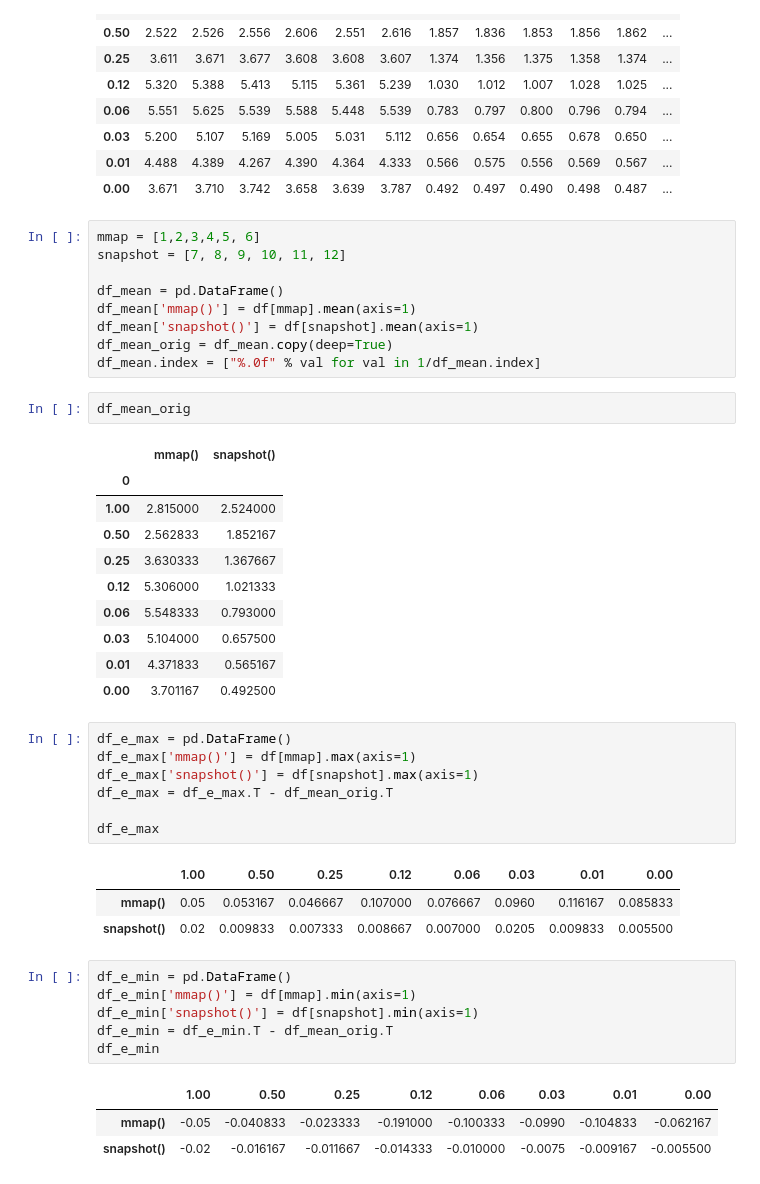
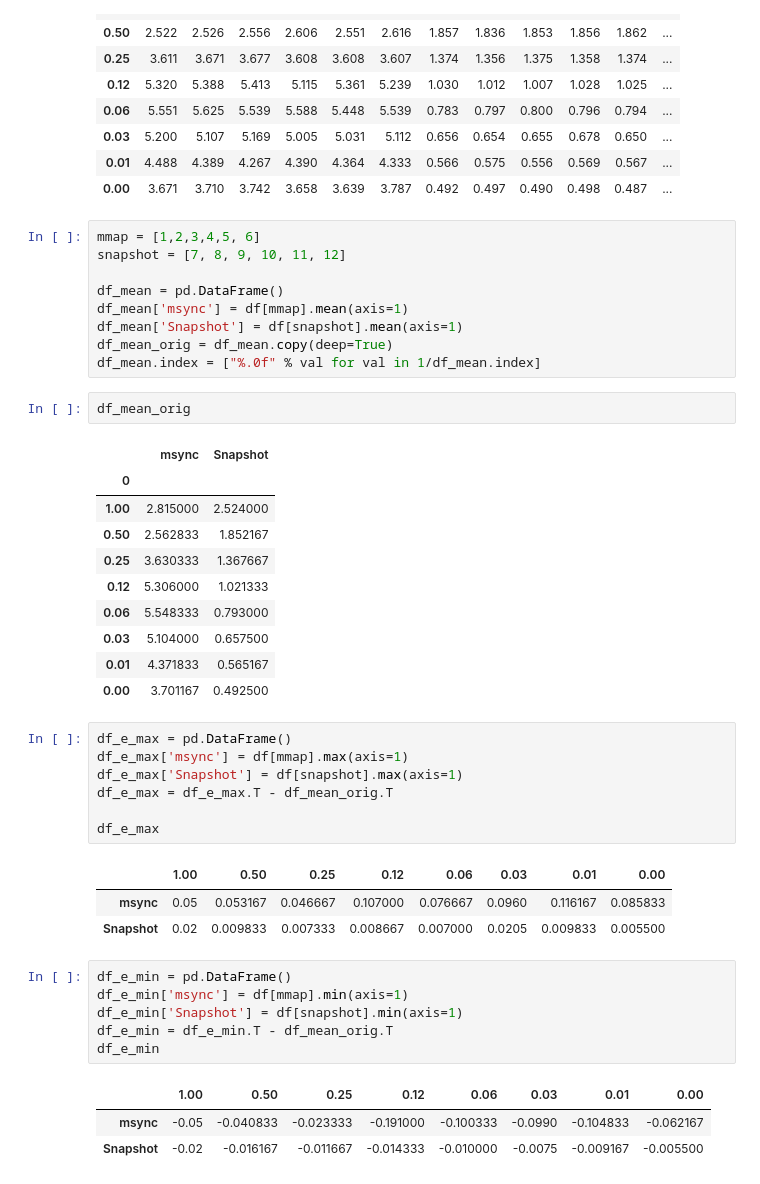
Before and after one commit to NVSL/snapshot-public, a Jupyter notebook: src/scripts/kyoto.kttimedtest.ipynb, the cells around one changed output. Cells and saved outputs as stored; diff of their text form.

```diff
--- a/src/scripts/kyoto.kttimedtest.ipynb
+++ b/src/scripts/kyoto.kttimedtest.ipynb
@@ -53,14 +56,14 @@ mmap = [1,2,3,4,5, 6]
 snapshot = [7, 8, 9, 10, 11, 12]
 
 df_mean = pd.DataFrame()
-df_mean['mmap()'] = df[mmap].mean(axis=1)
-df_mean['snapshot()'] = df[snapshot].mean(axis=1)
+df_mean['msync'] = df[mmap].mean(axis=1)
+df_mean['Snapshot'] = df[snapshot].mean(axis=1)
 df_mean_orig = df_mean.copy(deep=True)
 df_mean.index = ["%.0f" % val for val in 1/df_mean.index]
 # %%
 df_mean_orig
 # %% [output]
-|  | mmap() | snapshot() |
+|  | msync | Snapshot |
 | 0 |  |  |
 | 1.00 | 2.815000 | 2.524000 |
 | 0.50 | 2.562833 | 1.852167 |
@@ -72,24 +75,24 @@ df_mean_orig
 | 0.00 | 3.701167 | 0.492500 |
 # %%
 df_e_max = pd.DataFrame()
-df_e_max['mmap()'] = df[mmap].max(axis=1)
-df_e_max['snapshot()'] = df[snapshot].max(axis=1)
+df_e_max['msync'] = df[mmap].max(axis=1)
+df_e_max['Snapshot'] = df[snapshot].max(axis=1)
 df_e_max = df_e_max.T - df_mean_orig.T
 
 df_e_max
 # %% [output]
 |  | 1.00 | 0.50 | 0.25 | 0.12 | 0.06 | 0.03 | 0.01 | 0.00 |
-| mmap() | 0.05 | 0.053167 | 0.046667 | 0.107000 | 0.076667 | 0.0960 | 0.116167 | 0.085833 |
-| snapshot() | 0.02 | 0.009833 | 0.007333 | 0.008667 | 0.007000 | 0.0205 | 0.009833 | 0.005500 |
+| msync | 0.05 | 0.053167 | 0.046667 | 0.107000 | 0.076667 | 0.0960 | 0.116167 | 0.085833 |
+| Snapshot | 0.02 | 0.009833 | 0.007333 | 0.008667 | 0.007000 | 0.0205 | 0.009833 | 0.005500 |
 # %%
 df_e_min = pd.DataFrame()
-df_e_min['mmap()'] = df[mmap].min(axis=1)
-df_e_min['snapshot()'] = df[snapshot].min(axis=1)
+df_e_min['msync'] = df[mmap].min(axis=1)
+df_e_min['Snapshot'] = df[snapshot].min(axis=1)
 df_e_min = df_e_min.T - df_mean_orig.T
 df_e_min
 # %% [output]
 |  | 1.00 | 0.50 | 0.25 | 0.12 | 0.06 | 0.03 | 0.01 | 0.00 |
-| mmap() | -0.05 | -0.040833 | -0.023333 | -0.191000 | -0.100333 | -0.0990 | -0.104833 | -0.062167 |
-| snapshot() | -0.02 | -0.016167 | -0.011667 | -0.014333 | -0.010000 | -0.0075 | -0.009167 | -0.005500 |
+| msync | -0.05 | -0.040833 | -0.023333 | -0.191000 | -0.100333 | -0.0990 | -0.104833 | -0.062167 |
+| Snapshot | -0.02 | -0.016167 | -0.011667 | -0.014333 | -0.010000 | -0.0075 | -0.009167 | -0.005500 |
 # %%
 yerr_mmap = pd.DataFrame()
```
Also changed, not shown: parts of 4 cells of this notebook, 17 other files.
